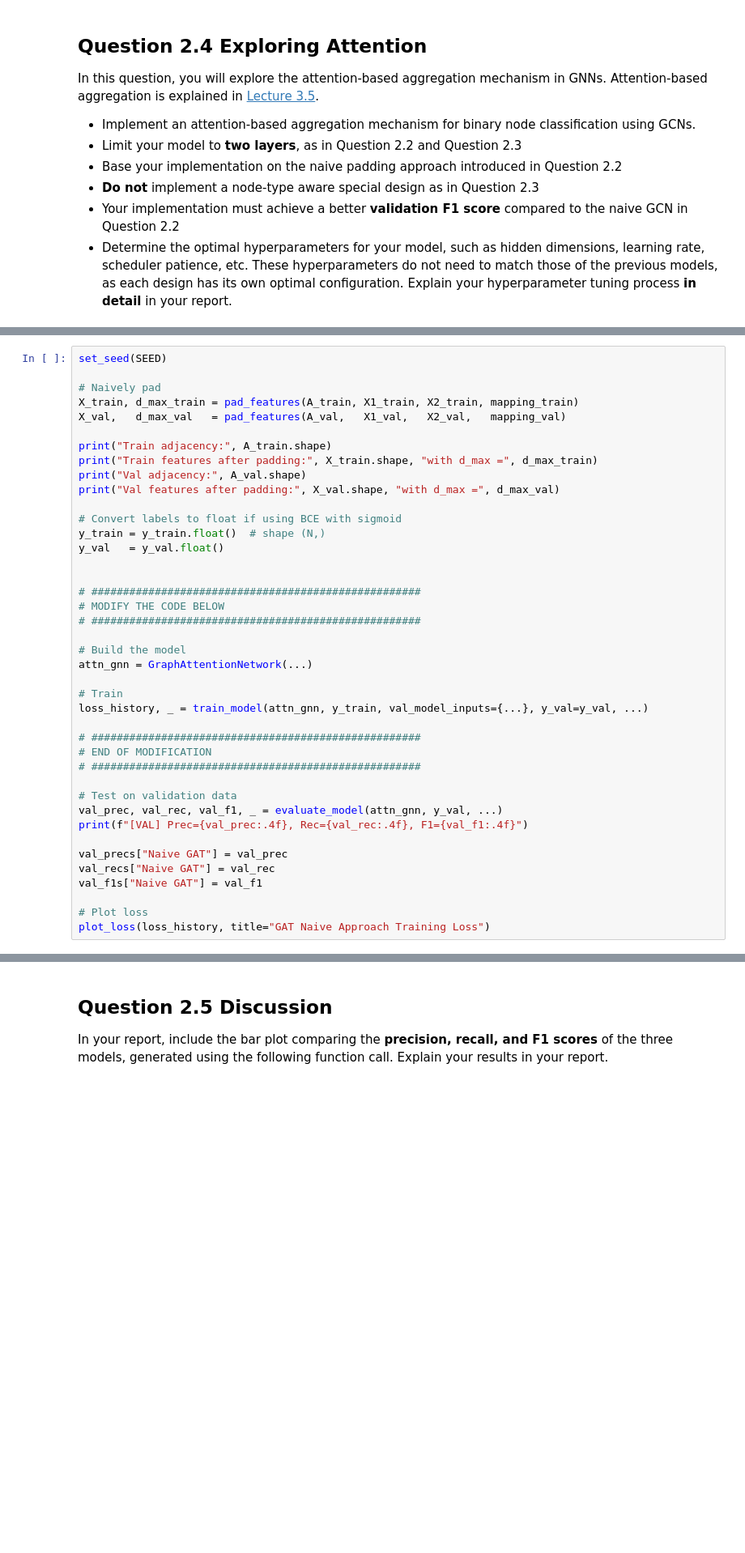
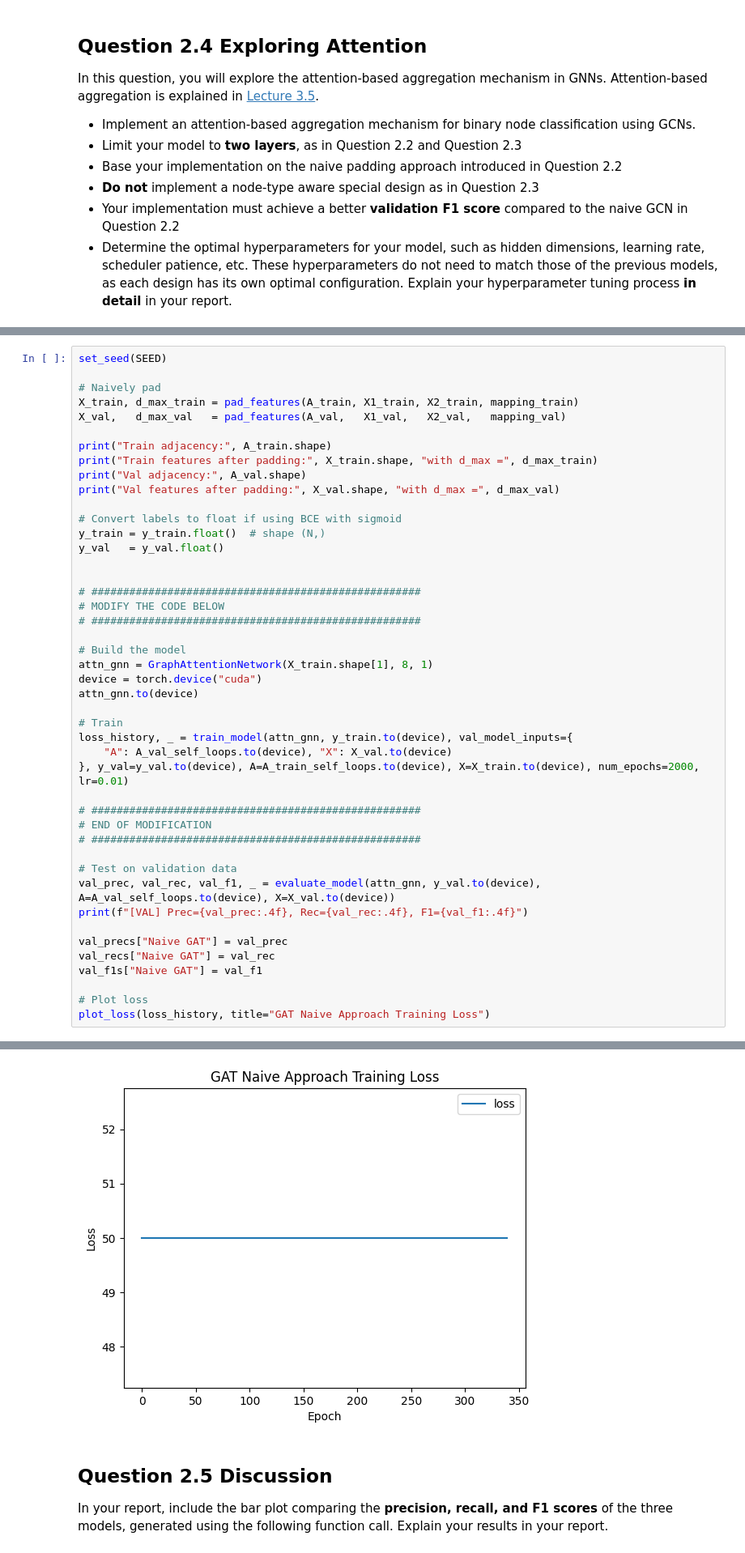
Before and after one commit to yingyan797/graph-learning, a Jupyter notebook: q2_heterogeneous_node_classifcation.ipynb, the cells around one changed output, grey strips where cells are left out. Shown: that part at 81% size. Cells and saved outputs as stored; diff of their text form; blank space fills up the shorter version.

Commit message:
attention basic

```diff
--- a/q2_heterogeneous_node_classifcation.ipynb
+++ b/q2_heterogeneous_node_classifcation.ipynb
@@ -755,17 +830,21 @@ y_val   = y_val.float()
 # ####################################################
 
 # Build the model
-attn_gnn = GraphAttentionNetwork(...)
+attn_gnn = GraphAttentionNetwork(X_train.shape[1], 8, 1)
+device = torch.device("cuda")
+attn_gnn.to(device)
 
 # Train
-loss_history, _ = train_model(attn_gnn, y_train, val_model_inputs={...}, y_val=y_val, ...)
+loss_history, _ = train_model(attn_gnn, y_train.to(device), val_model_inputs={
+    "A": A_val_self_loops.to(device), "X": X_val.to(device)
+}, y_val=y_val.to(device), A=A_train_self_loops.to(device), X=X_train.to(device), num_epochs=2000, lr=0.01)
 
 # ####################################################
 # END OF MODIFICATION
 # ####################################################
 
 # Test on validation data
-val_prec, val_rec, val_f1, _ = evaluate_model(attn_gnn, y_val, ...)
+val_prec, val_rec, val_f1, _ = evaluate_model(attn_gnn, y_val.to(device), A=A_val_self_loops.to(device), X=X_val.to(device))
 print(f"[VAL] Prec={val_prec:.4f}, Rec={val_rec:.4f}, F1={val_f1:.4f}")
 
 val_precs["Naive GAT"] = val_prec
@@ -774,3 +853,4 @@ val_f1s["Naive GAT"] = val_f1
 
 # Plot loss
 plot_loss(loss_history, title="GAT Naive Approach Training Loss")
+# %% [output]
@@ -777,3 +874,4 @@ plot_loss(loss_history, title="GAT Naive Approach Training Loss")
+[figure, added]
 # %% [markdown]
 ## Question 2.5 Discussion
 
```
Also changed, not shown: parts of 7 cells of this notebook, 1 other file.
